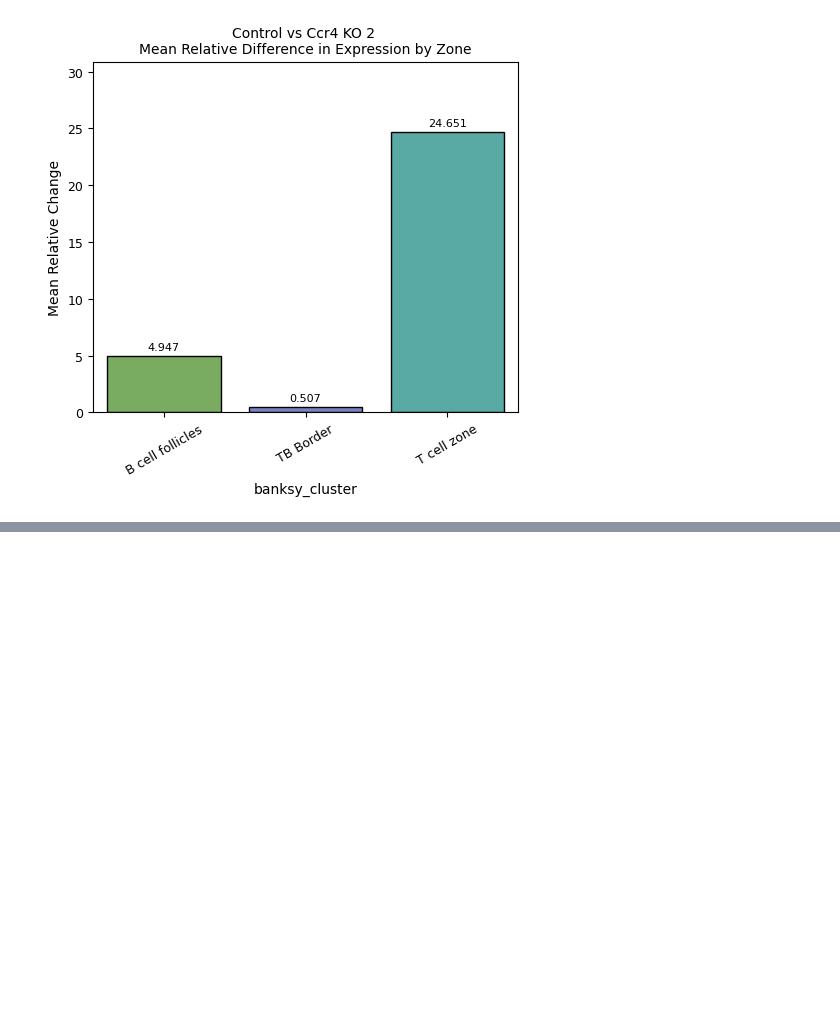
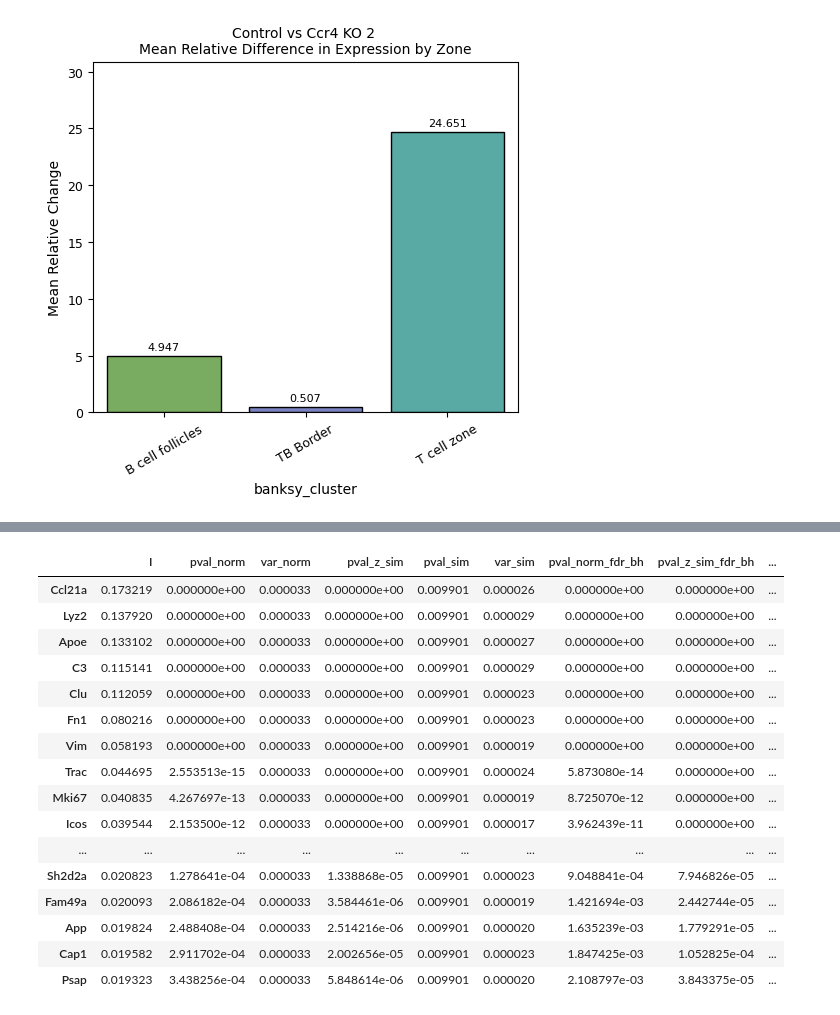
Before and after one commit to jishnu-lab/SpaceTravLR, a Jupyter notebook: manuscript/mouse_lymph_visiumHD/figures2.ipynb, the cells around one changed output, grey strips where cells are left out. Saved outputs shown, nothing was run; the diff lists cells and outputs as text; code cells hidden in the pictures; blank space fills up the shorter version.

```diff
--- a/manuscript/mouse_lymph_visiumHD/figures2.ipynb
+++ b/manuscript/mouse_lymph_visiumHD/figures2.ipynb
@@ -761,0 +721,4 @@ plot_corr(gex_control, gex_sim, gex_ko2, top_degs_df2, n_genes=gex_control.shape
+# %%
+# Remove genes not specific to Th2 environment
+degs_consistent = degs_consistent[~degs_consistent['names'].isin(discard_genes)]
+degs_consistent.shape
@@ -761,0 +862,21 @@ plot_corr(gex_control, gex_sim, gex_ko2, top_degs_df2, n_genes=gex_control.shape
+# %%
+moran.sort_values(by='I', ascending=False, inplace=True, key=abs)
+moran.head(30)
+# %% [output]
+|  | I | pval_norm | var_norm | pval_z_sim | pval_sim | var_sim | pval_norm_fdr_bh | pval_z_sim_fdr_bh | ... |
+| Ccl21a | 0.173219 | 0.000000e+00 | 0.000033 | 0.000000e+00 | 0.009901 | 0.000026 | 0.000000e+00 | 0.000000e+00 | ... |
+| Lyz2 | 0.137920 | 0.000000e+00 | 0.000033 | 0.000000e+00 | 0.009901 | 0.000029 | 0.000000e+00 | 0.000000e+00 | ... |
+| Apoe | 0.133102 | 0.000000e+00 | 0.000033 | 0.000000e+00 | 0.009901 | 0.000027 | 0.000000e+00 | 0.000000e+00 | ... |
+| C3 | 0.115141 | 0.000000e+00 | 0.000033 | 0.000000e+00 | 0.009901 | 0.000029 | 0.000000e+00 | 0.000000e+00 | ... |
+| Clu | 0.112059 | 0.000000e+00 | 0.000033 | 0.000000e+00 | 0.009901 | 0.000023 | 0.000000e+00 | 0.000000e+00 | ... |
+| Fn1 | 0.080216 | 0.000000e+00 | 0.000033 | 0.000000e+00 | 0.009901 | 0.000023 | 0.000000e+00 | 0.000000e+00 | ... |
+| Vim | 0.058193 | 0.000000e+00 | 0.000033 | 0.000000e+00 | 0.009901 | 0.000019 | 0.000000e+00 | 0.000000e+00 | ... |
+| Trac | 0.044695 | 2.553513e-15 | 0.000033 | 0.000000e+00 | 0.009901 | 0.000024 | 5.873080e-14 | 0.000000e+00 | ... |
+| Mki67 | 0.040835 | 4.267697e-13 | 0.000033 | 0.000000e+00 | 0.009901 | 0.000019 | 8.725070e-12 | 0.000000e+00 | ... |
+| Icos | 0.039544 | 2.153500e-12 | 0.000033 | 0.000000e+00 | 0.009901 | 0.000017 | 3.962439e-11 | 0.000000e+00 | ... |
+| ... | ... | ... | ... | ... | ... | ... | ... | ... | ... |
+| Sh2d2a | 0.020823 | 1.278641e-04 | 0.000033 | 1.338868e-05 | 0.009901 | 0.000023 | 9.048841e-04 | 7.946826e-05 | ... |
+| Fam49a | 0.020093 | 2.086182e-04 | 0.000033 | 3.584461e-06 | 0.009901 | 0.000019 | 1.421694e-03 | 2.442744e-05 | ... |
+| App | 0.019824 | 2.488408e-04 | 0.000033 | 2.514216e-06 | 0.009901 | 0.000020 | 1.635239e-03 | 1.779291e-05 | ... |
+| Cap1 | 0.019582 | 2.911702e-04 | 0.000033 | 2.002656e-05 | 0.009901 | 0.000023 | 1.847425e-03 | 1.052825e-04 | ... |
+| Psap | 0.019323 | 3.438256e-04 | 0.000033 | 5.848614e-06 | 0.009901 | 0.000020 | 2.108797e-03 | 3.843375e-05 | ... |
```
Also changed, not shown: parts of 41 cells of this notebook, 1 other file.
